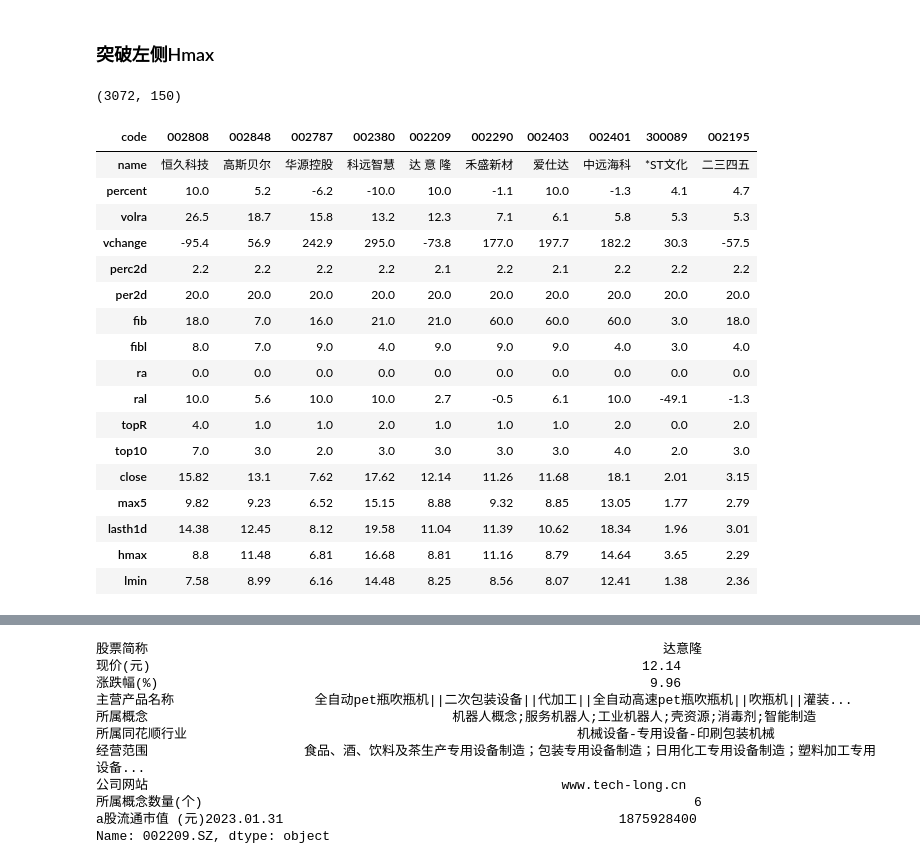
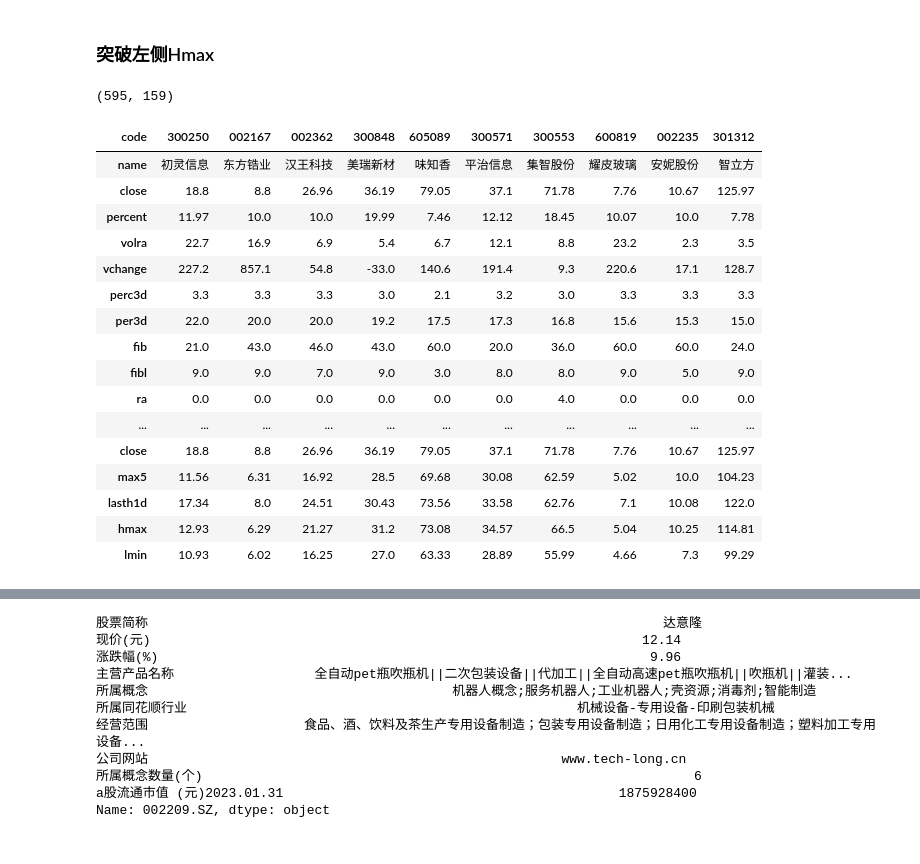
Before and after one commit to johnsonhongyi/pyQuant3, a Jupyter notebook: stock/jupyterAlgo/Quant2023/pandas_hdf-test.ipynb, the cells around one changed output, grey strips where cells are left out. Saved outputs shown, nothing was run; the diff lists cells and outputs as text; code cells hidden in the pictures.

```diff
--- a/stock/jupyterAlgo/Quant2023/pandas_hdf-test.ipynb
+++ b/stock/jupyterAlgo/Quant2023/pandas_hdf-test.ipynb
@@ -236,7 +261,7 @@ df = tdd.get_sina_datadf_cnamedf(df.index.tolist(), df)
 df = compute_perd_value(df, market_value, "perc")
 df = compute_perd_value(df, market_value, "per")
 
-
+df = get_realtime_ratio(df)
 # df=get_runtime_percent(df)
 
 df = get_runtime_percent(df, "per%sd" % (market_value))
@@ -247,5 +272,6 @@ df = clean_688(df)
 df.shape
 df[-1:].percent
 df[~(df.last6vol > 0)][:10].last6vol
+df.ratio[-2:]
 # %% [output]
 ['/low_d_60_y_all', '/low_w_180_y_all']
@@ -658,0 +694,8 @@ memory usage: 259.4+ KB
+# %%
+# print("连续增量:%s"%(v_idx.shape))
+v4_idx = nvol_idx[(nvol_idx.lastv1d > nvol_idx.lastv2d) & (
+    nvol_idx.lastv2d > nvol_idx.lastv3d) & (nvol_idx.lastv3d > nvol_idx.lastv4d)]
+v4_idx.shape
+v4_idx.loc[:, ['volnow']][:20].T
+df = get_realtime_ratio(df)
+show_tdx_data(df, v4_idx.index[:20], col='ratio')
@@ -760,24 +839,29 @@ tdf.loc[:, ['percent', 'perc1d', 'perc2d', 'perc3d', 'perc9d',
 # %%
 sina = sina_data.Sina()
 dd = sina.all
+dd.loc['300250'].close
 if (cct.get_now_time_int() > 915 and cct.get_now_time_int() < 926):
     dd = dd[dd.close > 0]
 else:
     dd = dd[dd.open > 0]
 
 if 'percent' not in dd.columns:
-    # print("compute percent")
+    print("compute percent")
     dd['percent'] = ((dd['close'] - dd['llastp']) / dd['llastp'] *
                      100).map(lambda x: round(x, 2))
 
-# dd.shape
-dd.loc[:, ['percent', 'close']][:1]
-dd = clean_688(dd)
+# # dd.shape
+# dd.loc[:, ['percent', 'close']][:1]
+# dd = clean_688(dd)
 print(dd.shape)
 if 'nclose' in dd.columns:
     for co in ['nclose']:
         dd[co] = dd[co].apply(lambda x: round(x, 2))
 
+dd = get_realtime_ratio(dd)
+# dd = tdd.getSinaAlldf(market='all')
+dd = clean_688(dd)
+# get_sina_Market_json 获取 Ratio数据
 # df.shape
 # h5 = readHdf5(sina_MultiD_path)
 # h5.shape
@@ -809,11 +913,11 @@ tdf.loc[:, ['perc1d', 'perc2d', 'perc3d', 'perc9d',
 # %%
 # dd=cct.combine_dataFrame(dd, tdf['last6vol'], col=None, compare=None, append=False, clean=True)
 # dd.loc[:,['percent']][:1]
-dd = cct.combine_dataFrame(
-    dd, tdf, col=None, compare=None, append=False, clean=False)
+dd = cct.combine_dataFrame(dd, df, append=False, clean=False)
 
 dd.loc[:, ['percent']][:1]
 dd[~(dd.last6vol > 0)].shape
+dd.loc['300250'].close, dd.loc['300250'].percent
 # dd[:1]
 # %% [output]
 |  | percent |
@@ -867,48 +972,47 @@ Name: 301227, dtype: object
 # %%
 # dz = dd[ ((dd.open > dd.llastp) | (dd.close > dd.nlow)) & (dd.close > dd.open) & ((dd.close > dd.hmax))].copy()
 # dz = dd[  ((dd.lastl2d > dd.hmax)) & (dd.lastl2d >= dd.ma52d) ].copy()
-dz = dd[((dd.close > dd.max5)) & (dd.close >= dd.ma20d)].copy()
+dz = dd[((dd.close > dd.hmax)) & (dd.close >= dd.ma20d)].copy()
 
-market_value = 2
+market_value = 3
 
 sort_key1 = "perc%sd" % (market_value)
 sort_key2 = "per%sd" % (market_value)
 
-# dz=get_runtime_percent(dz,"per%sd"%(market_value))
+dz = get_runtime_percent(dz, "per%sd" % (market_value))
 # 连阳排序
 dz = dz.sort_values(
     by=[sort_key2, 'volra', sort_key1,
         "fib"],
     ascending=[0, 0, 0, 1])
 
 dz.shape
 
 dz.loc[:,
-       ["name", "percent", 'volra', 'vchange', "perc%sd" % (market_value),
+       ["name",'close', "percent" ,'volra', 'vchange', "perc%sd" % (market_value),
         sort_key2, "fib", "fibl", 'ra', 'ral', 'topR', 'top10', 'close', 'max5',
         'lasth1d', 'hmax', 'lmin']][: 10].T
 
 dz.loc[:,
-       ["name", "percent", 'volra', 'vchange', "perc%sd" % (market_value),
+       ["name", 'close',"percent", 'volra', 'vchange', "perc%sd" % (market_value),
         sort_key2, "fib", "fibl", 'ra', 'ral', 'topR', 'top10', 'close', 'max5',
         'lasth1d', 'hmax', 'lmin']][-10:].T
 # %% [output]
-(3072, 150)
+(595, 159)
-| code | 002808 | 002848 | 002787 | 002380 | 002209 | 002290 | 002403 | 002401 | 300089 | 002195 |
-| name | 恒久科技 | 高斯贝尔 | 华源控股 | 科远智慧 | 达 意 隆 | 禾盛新材 | 爱仕达 | 中远海科 | *ST文化 | 二三四五 |
-| percent | 10.0 | 5.2 | -6.2 | -10.0 | 10.0 | -1.1 | 10.0 | -1.3 | 4.1 | 4.7 |
-| volra | 26.5 | 18.7 | 15.8 | 13.2 | 12.3 | 7.1 | 6.1 | 5.8 | 5.3 | 5.3 |
-| vchange | -95.4 | 56.9 | 242.9 | 295.0 | -73.8 | 177.0 | 197.7 | 182.2 | 30.3 | -57.5 |
-| perc2d | 2.2 | 2.2 | 2.2 | 2.2 | 2.1 | 2.2 | 2.1 | 2.2 | 2.2 | 2.2 |
-| per2d | 20.0 | 20.0 | 20.0 | 20.0 | 20.0 | 20.0 | 20.0 | 20.0 | 20.0 | 20.0 |
-| fib | 18.0 | 7.0 | 16.0 | 21.0 | 21.0 | 60.0 | 60.0 | 60.0 | 3.0 | 18.0 |
-| fibl | 8.0 | 7.0 | 9.0 | 4.0 | 9.0 | 9.0 | 9.0 | 4.0 | 3.0 | 4.0 |
-| ra | 0.0 | 0.0 | 0.0 | 0.0 | 0.0 | 0.0 | 0.0 | 0.0 | 0.0 | 0.0 |
-| ral | 10.0 | 5.6 | 10.0 | 10.0 | 2.7 | -0.5 | 6.1 | 10.0 | -49.1 | -1.3 |
-| topR | 4.0 | 1.0 | 1.0 | 2.0 | 1.0 | 1.0 | 1.0 | 2.0 | 0.0 | 2.0 |
-| top10 | 7.0 | 3.0 | 2.0 | 3.0 | 3.0 | 3.0 | 3.0 | 4.0 | 2.0 | 3.0 |
-| close | 15.82 | 13.1 | 7.62 | 17.62 | 12.14 | 11.26 | 11.68 | 18.1 | 2.01 | 3.15 |
-| max5 | 9.82 | 9.23 | 6.52 | 15.15 | 8.88 | 9.32 | 8.85 | 13.05 | 1.77 | 2.79 |
-| lasth1d | 14.38 | 12.45 | 8.12 | 19.58 | 11.04 | 11.39 | 10.62 | 18.34 | 1.96 | 3.01 |
-| hmax | 8.8 | 11.48 | 6.81 | 16.68 | 8.81 | 11.16 | 8.79 | 14.64 | 3.65 | 2.29 |
-| lmin | 7.58 | 8.99 | 6.16 | 14.48 | 8.25 | 8.56 | 8.07 | 12.41 | 1.38 | 2.36 |
+| code | 300250 | 002167 | 002362 | 300848 | 605089 | 300571 | 300553 | 600819 | 002235 | 301312 |
+| name | 初灵信息 | 东方锆业 | 汉王科技 | 美瑞新材 | 味知香 | 平治信息 | 集智股份 | 耀皮玻璃 | 安妮股份 | 智立方 |
+| close | 18.8 | 8.8 | 26.96 | 36.19 | 79.05 | 37.1 | 71.78 | 7.76 | 10.67 | 125.97 |
+| percent | 11.97 | 10.0 | 10.0 | 19.99 | 7.46 | 12.12 | 18.45 | 10.07 | 10.0 | 7.78 |
+| volra | 22.7 | 16.9 | 6.9 | 5.4 | 6.7 | 12.1 | 8.8 | 23.2 | 2.3 | 3.5 |
+| vchange | 227.2 | 857.1 | 54.8 | -33.0 | 140.6 | 191.4 | 9.3 | 220.6 | 17.1 | 128.7 |
+| perc3d | 3.3 | 3.3 | 3.3 | 3.0 | 2.1 | 3.2 | 3.0 | 3.3 | 3.3 | 3.3 |
+| per3d | 22.0 | 20.0 | 20.0 | 19.2 | 17.5 | 17.3 | 16.8 | 15.6 | 15.3 | 15.0 |
+| fib | 21.0 | 43.0 | 46.0 | 43.0 | 60.0 | 20.0 | 36.0 | 60.0 | 60.0 | 24.0 |
+| fibl | 9.0 | 9.0 | 7.0 | 9.0 | 3.0 | 8.0 | 8.0 | 9.0 | 5.0 | 9.0 |
+| ra | 0.0 | 0.0 | 0.0 | 0.0 | 0.0 | 0.0 | 4.0 | 0.0 | 0.0 | 0.0 |
+| ... | ... | ... | ... | ... | ... | ... | ... | ... | ... | ... |
+| close | 18.8 | 8.8 | 26.96 | 36.19 | 79.05 | 37.1 | 71.78 | 7.76 | 10.67 | 125.97 |
+| max5 | 11.56 | 6.31 | 16.92 | 28.5 | 69.68 | 30.08 | 62.59 | 5.02 | 10.0 | 104.23 |
+| lasth1d | 17.34 | 8.0 | 24.51 | 30.43 | 73.56 | 33.58 | 62.76 | 7.1 | 10.08 | 122.0 |
+| hmax | 12.93 | 6.29 | 21.27 | 31.2 | 73.08 | 34.57 | 66.5 | 5.04 | 10.25 | 114.81 |
+| lmin | 10.93 | 6.02 | 16.25 | 27.0 | 63.33 | 28.89 | 55.99 | 4.66 | 7.3 | 99.29 |
```
Also changed, not shown: parts of 63 cells of this notebook, 8 other files.
